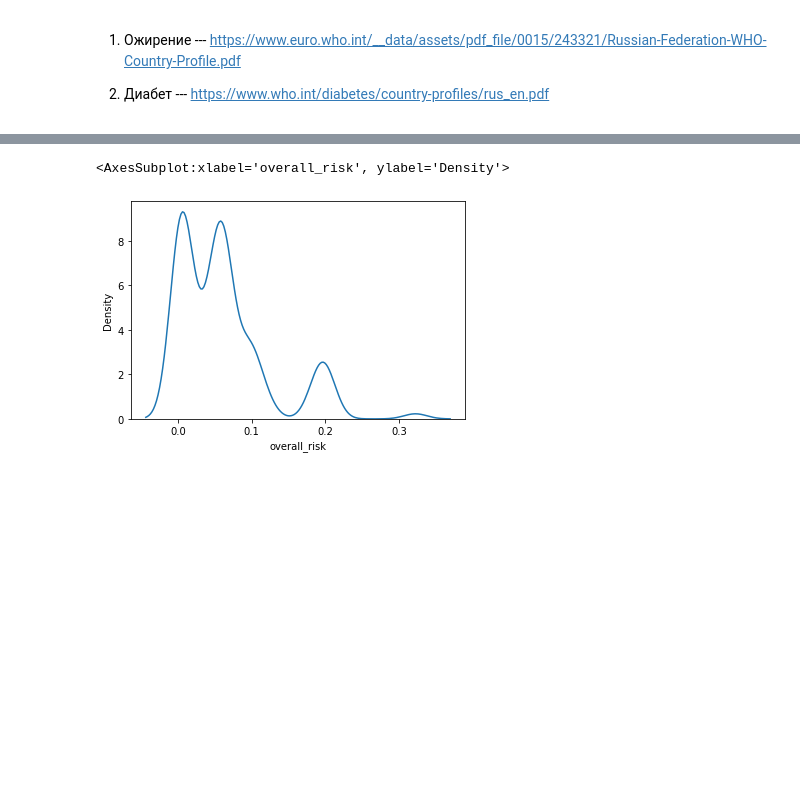
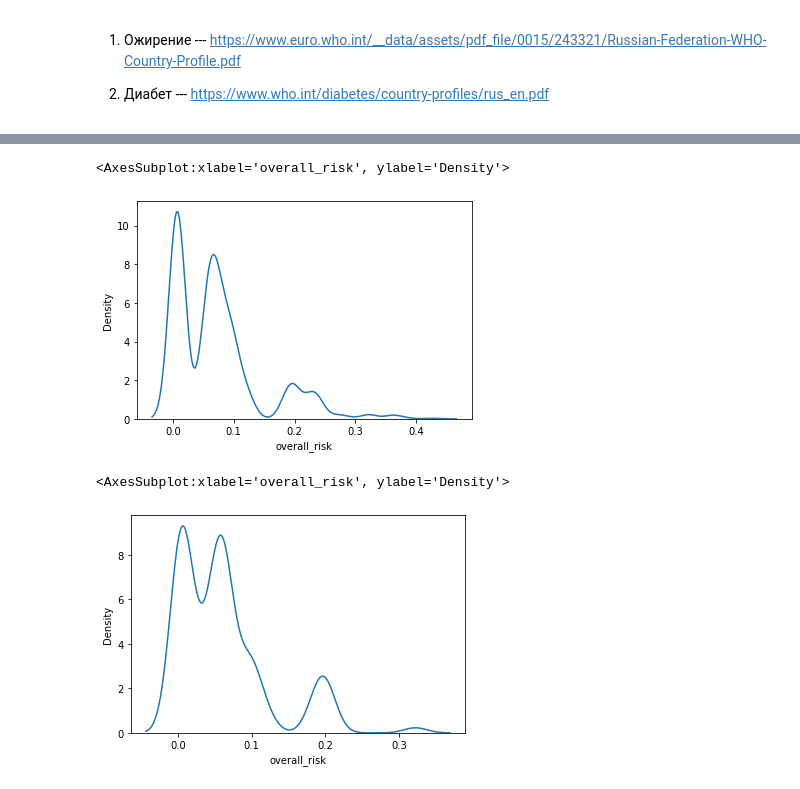
Before and after one commit to bayarpark/hack_healthy_people, a Jupyter notebook: generator.ipynb, the cells around one changed output, grey strips where cells are left out. Cells and saved outputs as stored; diff of their text form; code cells hidden in the pictures; blank space fills up the shorter version.

```diff
--- a/generator.ipynb
+++ b/generator.ipynb
@@ -81,16 +81,16 @@ class People:
 
     def gen_smoke(self):
 
-        self.smoke, _ = smoke_proba_age_sex(self.age, self.sex)
+        self.smoke, smoke_proba = smoke_proba_age_sex(self.age, self.sex)
         self.risks['smoke'] = cad_smoke(self.smoke)
 
-        self.risk = self.risk
+        self.risk *= (1.3  * smoke_proba + (1 - smoke_proba)) if self.smoke == 1 else 1
 
     def gen_overweight(self):
         overweight_proba = 0.247 if self.sex == 0 else 0.179
         rv = bernoulli(overweight_proba)
         self.overweight = rv.rvs()
-        self.risk *= (2 * overweight_proba + (1 - overweight_proba)) / 2 if self.overweight == 1 else 1
+        self.risk *= (2 * overweight_proba + (1 - overweight_proba))  if self.overweight == 1 else 1
 
    # def gen_diabetes(self):
 
@@ -148,3 +211,10 @@ df['disease (target)'].sum()
+# %%
+import seaborn as sns
+
+sns.kdeplot(df['overall_risk'])
+# %% [output]
+<AxesSubplot:xlabel='overall_risk', ylabel='Density'>
+[figure, added]
 # %%
 import seaborn as sns
 
```
Also changed, not shown: parts of 13 cells of this notebook.
